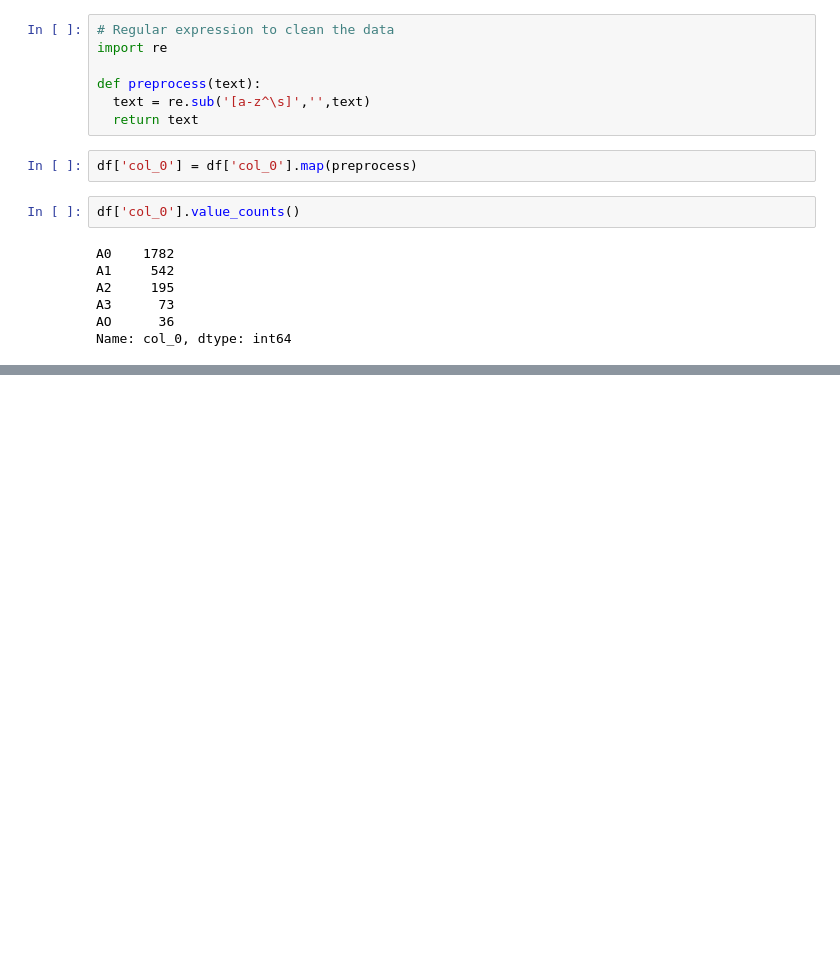
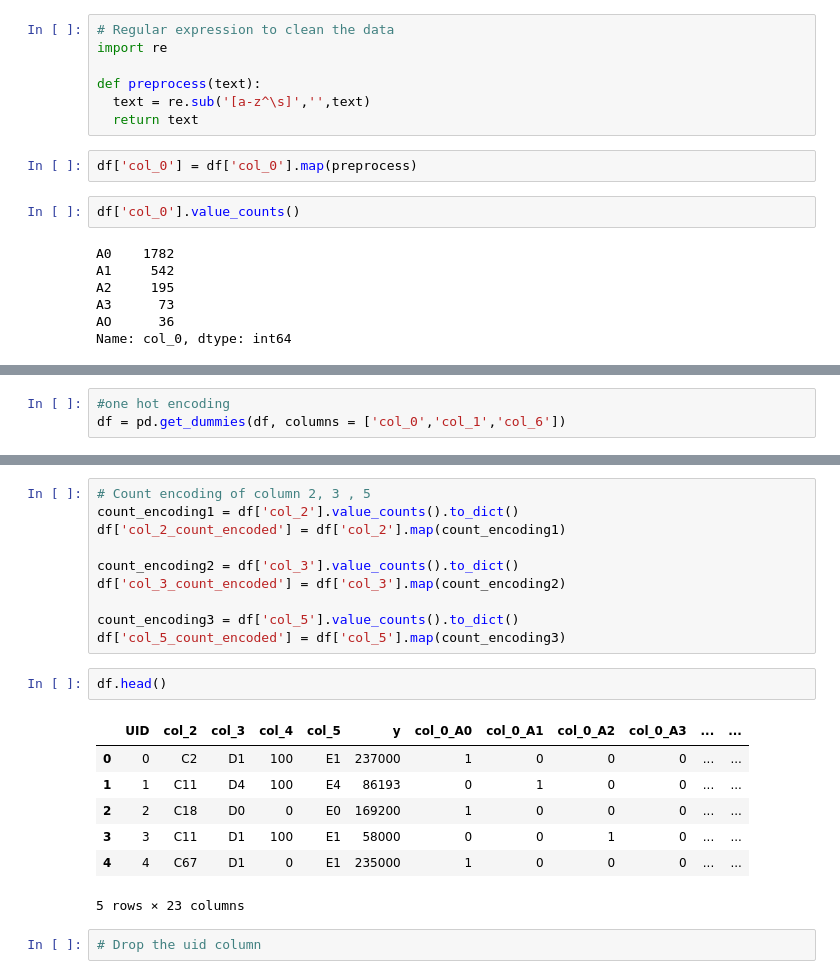
Before and after one commit to Mubassir1820/Kaggle_competition, a Jupyter notebook: Kaggle_comp.ipynb, the cells around one changed output, grey strips where cells are left out. Drawn from its saved outputs; the diff is of its cells as text; blank space fills up the shorter version.

```diff
--- a/Kaggle_comp.ipynb
+++ b/Kaggle_comp.ipynb
@@ -213,0 +251,3 @@ Name: col_0, dtype: int64
+# %%
+#one hot encoding
+df = pd.get_dummies(df, columns = ['col_0','col_1','col_6'])
@@ -213,0 +263,22 @@ Name: col_0, dtype: int64
+# %%
+# Count encoding of column 2, 3 , 5
+count_encoding1 = df['col_2'].value_counts().to_dict()
+df['col_2_count_encoded'] = df['col_2'].map(count_encoding1)
+
+count_encoding2 = df['col_3'].value_counts().to_dict()
+df['col_3_count_encoded'] = df['col_3'].map(count_encoding2)
+
+count_encoding3 = df['col_5'].value_counts().to_dict()
+df['col_5_count_encoded'] = df['col_5'].map(count_encoding3)
+# %%
+df.head()
+# %% [output]
+|  | UID | col_2 | col_3 | col_4 | col_5 | y | col_0_A0 | col_0_A1 | col_0_A2 | col_0_A3 | ... | ... |
+| 0 | 0 | C2 | D1 | 100 | E1 | 237000 | 1 | 0 | 0 | 0 | ... | ... |
+| 1 | 1 | C11 | D4 | 100 | E4 | 86193 | 0 | 1 | 0 | 0 | ... | ... |
+| 2 | 2 | C18 | D0 | 0 | E0 | 169200 | 1 | 0 | 0 | 0 | ... | ... |
+| 3 | 3 | C11 | D1 | 100 | E1 | 58000 | 0 | 0 | 1 | 0 | ... | ... |
+| 4 | 4 | C67 | D1 | 0 | E1 | 235000 | 1 | 0 | 0 | 0 | ... | ... |
+5 rows × 23 columns
+# %%
+# Drop the uid column
```
Also changed, not shown: parts of 7 cells of this notebook.
